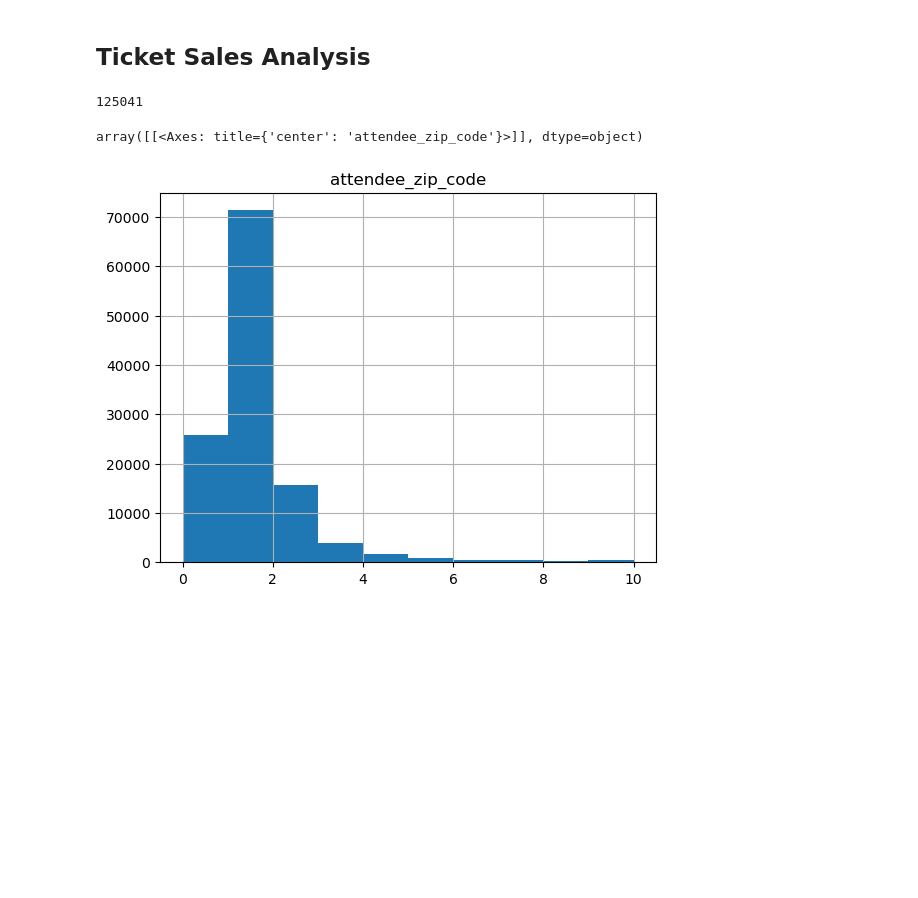
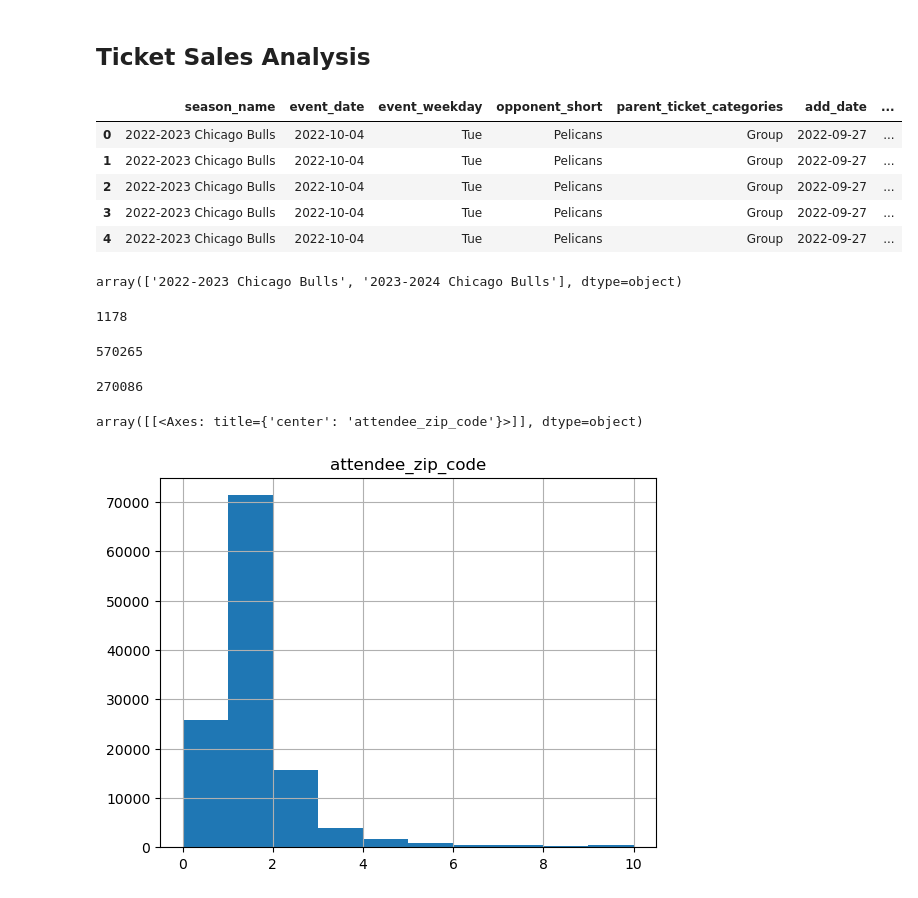
Before and after one commit to mathewj1/acl_spring_24_bulls2, a Jupyter notebook: notebooks/eda.ipynb, the cells around one changed output. Saved outputs shown, nothing was run; the diff lists cells and outputs as text; code cells hidden in the pictures; blank space fills up the shorter version.

```diff
--- a/notebooks/eda.ipynb
+++ b/notebooks/eda.ipynb
@@ -11,5 +11,22 @@ tickets = pd.read_csv("/Users/jm/working/acl_spring_24_bulls2/data/ticket_sales_
                         'email', 'total_seats', 'seat_location', 'seat_level',
                         'arrival_time', 'attendee_email', 'attendee_zip_code', 'mobile_scan',
                         'scan_category'
-                    ]
+                    ],
+                    header = 0
                 )
+# %%
+# Fix Date Data Types
+tickets["event_date"] = pd.to_datetime(tickets['event_date'], format = "%d-%b-%y")
+tickets["add_date"] = pd.to_datetime(tickets['add_date'], format = "%d-%b-%y")
+tickets["arrival_time"] = pd.to_datetime(tickets['arrival_time'], format = "%m/%d/%y %H:%M")
+# %% [output]
+|  | season_name | event_date | event_weekday | opponent_short | parent_ticket_categories | add_date | ... |
+| 0 | 2022-2023 Chicago Bulls | 2022-10-04 | Tue | Pelicans | Group | 2022-09-27 | ... |
+| 1 | 2022-2023 Chicago Bulls | 2022-10-04 | Tue | Pelicans | Group | 2022-09-27 | ... |
+| 2 | 2022-2023 Chicago Bulls | 2022-10-04 | Tue | Pelicans | Group | 2022-09-27 | ... |
+| 3 | 2022-2023 Chicago Bulls | 2022-10-04 | Tue | Pelicans | Group | 2022-09-27 | ... |
+| 4 | 2022-2023 Chicago Bulls | 2022-10-04 | Tue | Pelicans | Group | 2022-09-27 | ... |
+# %%
+tickets.season_name.unique()
+# %% [output]
+array(['2022-2023 Chicago Bulls', '2023-2024 Chicago Bulls'], dtype=object)
@@ -16,8 +36,16 @@ tickets = pd.read_csv("/Users/jm/working/acl_spring_24_bulls2/data/ticket_sales_
+# %%
+sum(season_tickets.email.isnull())
+# %% [output]
+1178
 # %%
-#Unique purchasers
-len(tickets.email.unique())
+#U
+len(tickets)
 # %% [output]
-125041
+570265
+# %%
+len(season_tickets)
+# %% [output]
+270086
 # %%
 tickets.groupby("email").agg({"attendee_zip_code":"count"}).hist(range = (0,10))
 # %% [output]
```
Also changed, not shown: parts of 8 cells of this notebook.
